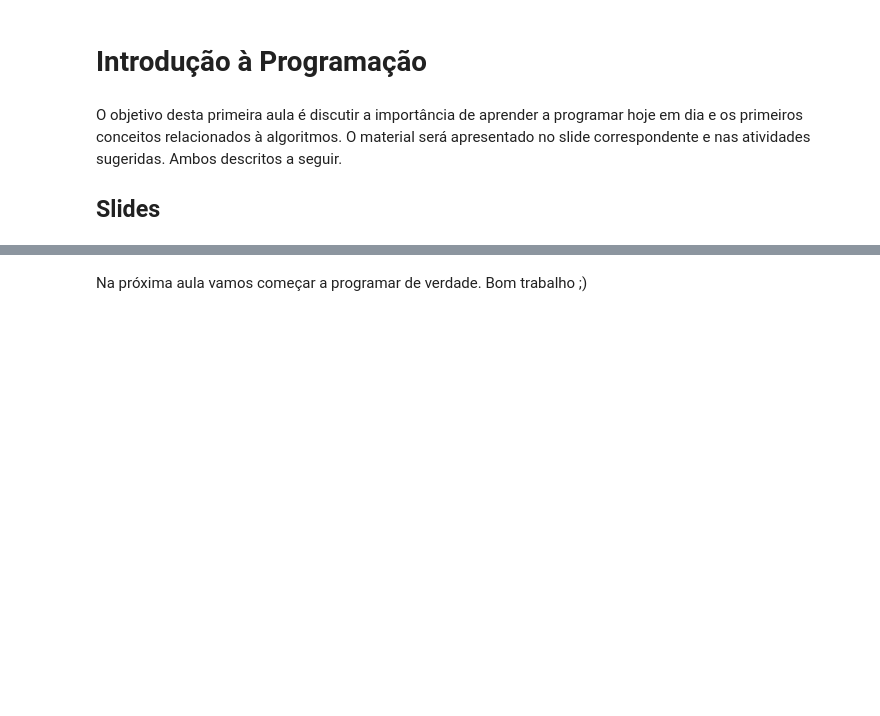
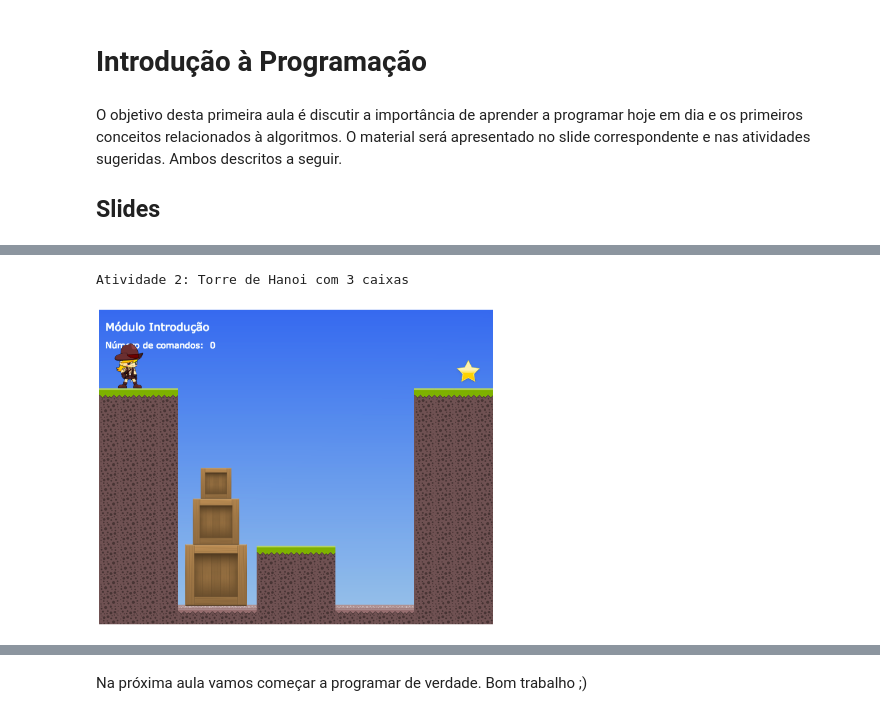
Before and after one commit to adolfoguimaraes/learningpython, a Jupyter notebook: notebook/01_Introducao.ipynb, the cells around one changed output, grey strips where cells are left out. Cells and saved outputs as stored; diff of their text form; code cells hidden in the pictures; blank space fills up the shorter version.

```diff
--- a/notebook/01_Introducao.ipynb
+++ b/notebook/01_Introducao.ipynb
@@ -18,0 +27,6 @@ Para acessar as atividades, acesse o site: [learningpython.data2learning.com](ht
+# %%
+print("Atividade 2: Torre de Hanoi com 3 caixas")
+IPython.display.Image('images/01_game2.png', width=400)
+# %% [output]
+Atividade 2: Torre de Hanoi com 3 caixas
+[figure, added]
```
Also changed, not shown: parts of 5 cells of this notebook, 4 other files.
